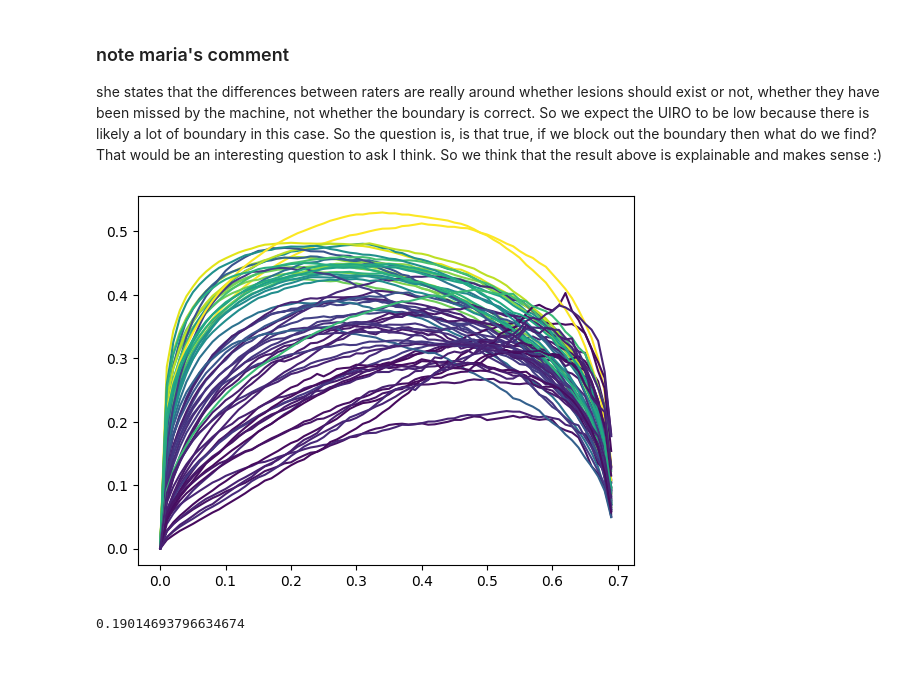
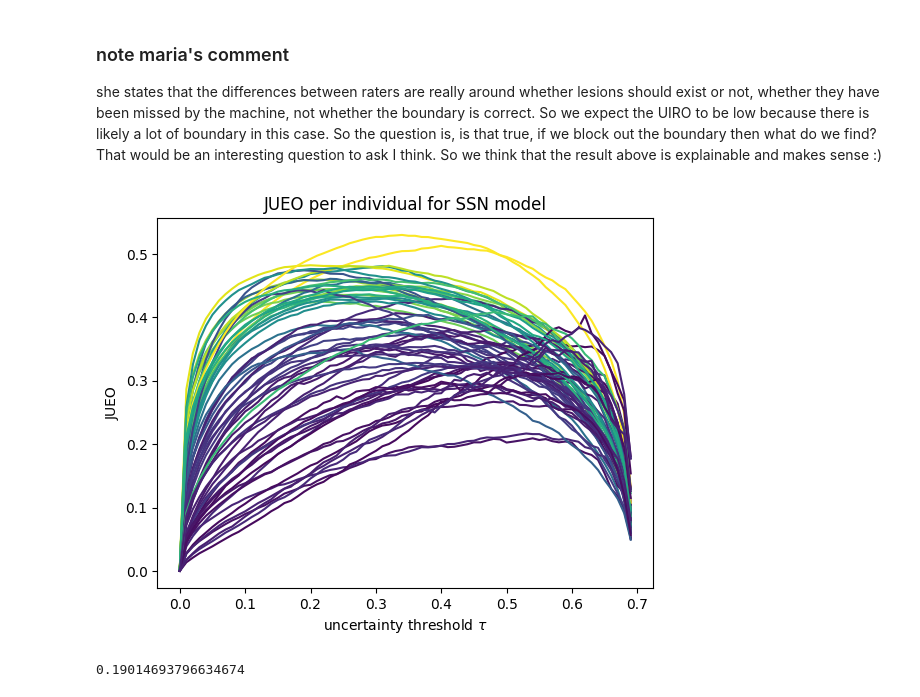
Before and after one commit to BenjaminPhi5/WMH_UQ_assessment, a Jupyter notebook: trustworthai/journal_run/interrater_experiments/Evaluation script.ipynb, the cells around one changed output. Saved outputs shown, nothing was run; the diff lists cells and outputs as text; code cells hidden in the pictures; blank space fills up the shorter version.

Commit message:
fixed the JUEO  plot. experimented with fonts but went back to default for now

```diff
--- a/trustworthai/journal_run/interrater_experiments/Evaluation script.ipynb
+++ b/trustworthai/journal_run/interrater_experiments/Evaluation script.ipynb
@@ -549,8 +549,11 @@ So the question is, is that true, if we block out the boundary then what do we f
 # %%
 for i, curve in enumerate(jueo_curves):
     plt.plot(uncertainty_thresholds, curve, color=cm.viridis(gt_vols[i][0] / 18482))
+    plt.title("JUEO per individual for SSN model")
+    plt.xlabel(r"uncertainty threshold $\tau$")
+    plt.ylabel("JUEO")
 # %% [output]
-[figure, old version]
+[figure, new version]
 # %%
 idx = 2
 t = 0.4
```
